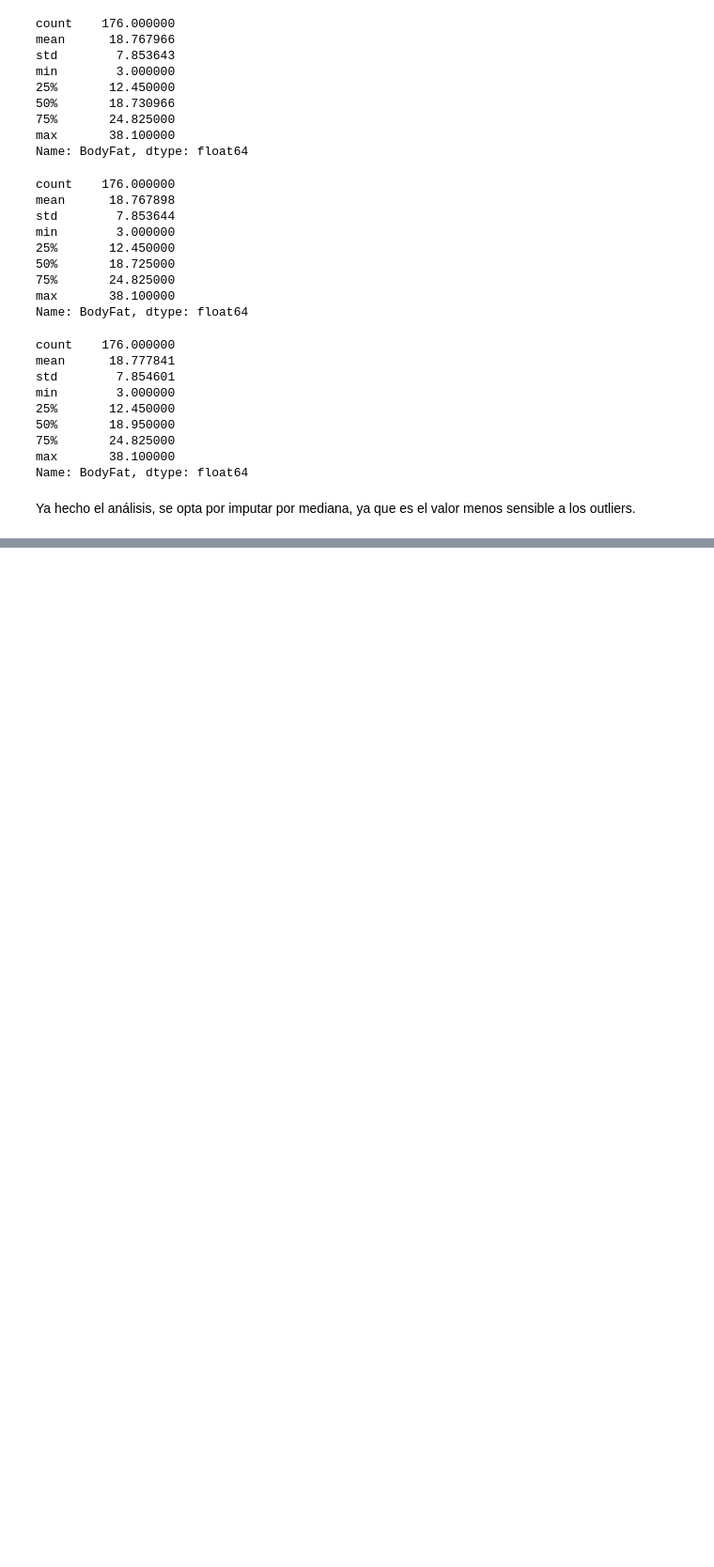
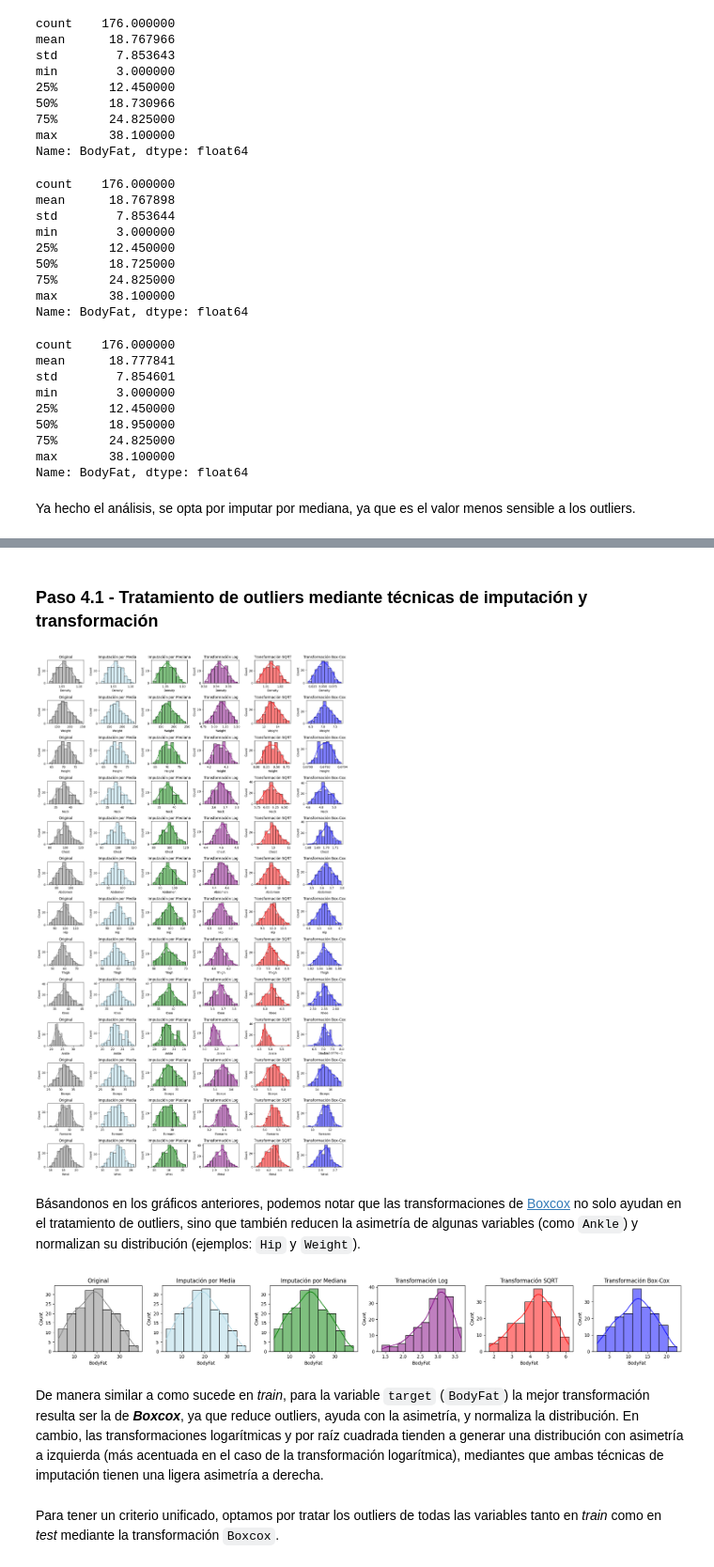
Before and after one commit to gasper-az/aprMaqI_CEIA, a Jupyter notebook: trabajo_practico/ResolucionTrabajoPractico.ipynb, the cells around one changed output, grey strips where cells are left out. Shown at 94% size. Cells and saved outputs as stored; diff of their text form; code cells hidden in the pictures; blank space fills up the shorter version.

```diff
--- a/trabajo_practico/ResolucionTrabajoPractico.ipynb
+++ b/trabajo_practico/ResolucionTrabajoPractico.ipynb
@@ -668,0 +687,2 @@ y_train = y_train_median_imputed
+# %% [markdown]
+### Paso 4.1 - Tratamiento de outliers mediante técnicas de imputación y transformación
@@ -668,0 +716,47 @@ y_train = y_train_median_imputed
+# %%
+for col in X_train_mean.columns:
+    media_col = X_train[col].mean()
+    mediana_col = X_train[col].median()
+
+    # Imputación por Media
+    X_train_mean.loc[outliers_train[col], col] = media_col
+    X_test_mean.loc[outliers_test[col], col] = media_col
+
+    # Imputación por Mediana
+    X_train_median.loc[outliers_train[col], col] = mediana_col
+    X_test_median.loc[outliers_test[col], col] = media_col
+
+    # Transformación logarítmica
+    X_train_log[col] = np.log1p(X_train_log[col])
+    X_test_log[col] = np.log1p(X_test_log[col])
+
+    # Transformación raíz cuadrada
+    X_train_sqrt[col] = np.sqrt(X_train_sqrt[col])
+    X_test_sqrt[col] = np.sqrt(X_test_sqrt[col])
+
+    # Transformación Box-cox
+    X_train_box_cox[col], _ = stats.boxcox(X_train_box_cox[col])
+    X_test_box_cox[col], _ = stats.boxcox(X_test_box_cox[col])
+# %%
+fig, axes = plt.subplots(nrows=13, ncols=6, figsize=(15,25))
+colores = ["gray", "lightblue", "green", "purple", "red", "blue"]
+titulos = ["Original", "Imputación por Media", "Imputación por Mediana", "Transformación Log", "Transformación SQRT", "Transformación Box-Cox"]
+
+for i, col in enumerate(X_train_mean.columns):
+    sns.histplot(X_train[col], kde=True, ax=axes[i, 0], color=colores[0])
+    sns.histplot(X_train_mean[col], kde=True, ax=axes[i, 1], color=colores[1])
+    sns.histplot(X_train_median[col], kde=True, ax=axes[i, 2], color=colores[2])
+    sns.histplot(X_train_log[col], kde=True, ax=axes[i, 3], color=colores[3])
+    sns.histplot(X_train_sqrt[col], kde=True, ax=axes[i, 4], color=colores[4])
+    sns.histplot(X_train_box_cox[col], kde=True, ax=axes[i, 5], color=colores[5])
+
+    for j in range(6):
+        axes[i, j].set_xlabel(col)
+        axes[i, j].set_title(titulos[j])
+
+plt.tight_layout()
+plt.show()
+# %% [output]
+[figure, added]
+# %% [markdown]
+Básandonos en los gráficos anteriores, podemos notar que las transformaciones de [Boxcox](https://www.geeksforgeeks.org/python/box-cox-transformation-using-python/) no solo ayudan en el tratamiento de outliers, sino que también reducen la asimetría de algunas variables (como `Ankle`) y normalizan su distribución (ejemplos: `Hip` y `Weight`).
@@ -668,0 +813,24 @@ y_train = y_train_median_imputed
+# %%
+fig, axes = plt.subplots(nrows=1, ncols=6, figsize=(20,3))
+colores = ["gray", "lightblue", "green", "purple", "red", "blue"]
+titulos = ["Original", "Imputación por Media", "Imputación por Mediana", "Transformación Log", "Transformación SQRT", "Transformación Box-Cox"]
+
+sns.histplot(y_train, kde=True, ax=axes[0], color=colores[0])
+sns.histplot(y_train_mean, kde=True, ax=axes[1], color=colores[1])
+sns.histplot(y_train_median, kde=True, ax=axes[2], color=colores[2])
+sns.histplot(y_train_log, kde=True, ax=axes[3], color=colores[3])
+sns.histplot(y_train_sqrt, kde=True, ax=axes[4], color=colores[4])
+sns.histplot(y_train_box_cox, kde=True, ax=axes[5], color=colores[5])
+
+for j in range(6):
+    axes[j].set_xlabel(target)
+    axes[j].set_title(titulos[j])
+
+plt.tight_layout()
+plt.show()
+# %% [output]
+[figure, added]
+# %% [markdown]
+De manera similar a como sucede en *train*, para la variable `target` (`BodyFat`) la mejor transformación resulta ser la de ***Boxcox***, ya que reduce outliers, ayuda con la asimetría, y normaliza la distribución. En cambio, las transformaciones logarítmicas y por raíz cuadrada tienden a generar una distribución con asimetría a izquierda (más acentuada en el caso de la transformación logarítmica), mediantes que ambas técnicas de imputación tienen una ligera asimetría a derecha.
+# %% [markdown]
+Para tener un criterio unificado, optamos por tratar los outliers de todas las variables tanto en *train* como en *test* mediante la transformación `Boxcox`.
```
Also changed, not shown: parts of 22 cells of this notebook.
